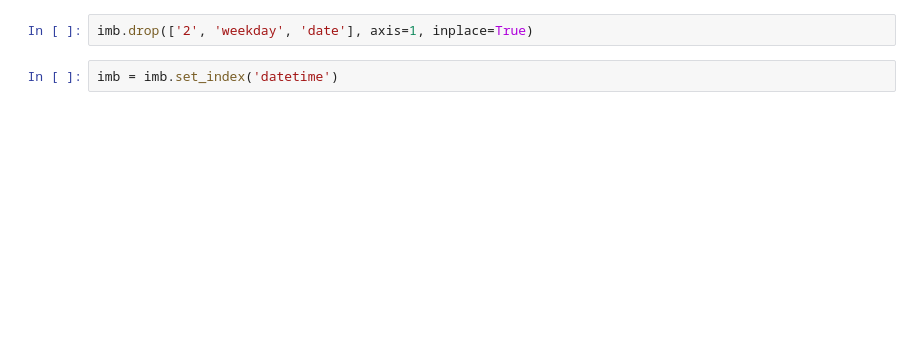
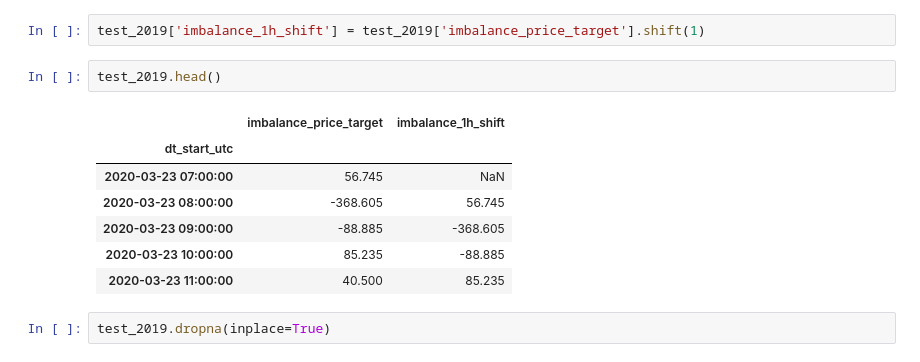
Before and after one commit to Windbenders/capstone_energy, a Jupyter notebook: notebooks/baseline_model.ipynb, the cells around one changed output. Cells and saved outputs as stored; diff of their text form; blank space fills up the shorter version.

```diff
--- a/notebooks/baseline_model.ipynb
+++ b/notebooks/baseline_model.ipynb
@@ -21,5 +41,15 @@ imb.head()
-# %%
-imb.drop(['2', 'weekday', 'date'], axis=1, inplace=True)
-# %%
-imb = imb.set_index('datetime')
+# %%
+test_2019['imbalance_1h_shift'] = test_2019['imbalance_price_target'].shift(1)
+# %%
+test_2019.head()
+# %% [output]
+|  | imbalance_price_target | imbalance_1h_shift |
+| dt_start_utc |  |  |
+| 2020-03-23 07:00:00 | 56.745 | NaN |
+| 2020-03-23 08:00:00 | -368.605 | 56.745 |
+| 2020-03-23 09:00:00 | -88.885 | -368.605 |
+| 2020-03-23 10:00:00 | 85.235 | -88.885 |
+| 2020-03-23 11:00:00 | 40.500 | 85.235 |
+# %%
+test_2019.dropna(inplace=True)
 # %%
```
Also changed, not shown: parts of 25 cells of this notebook.
